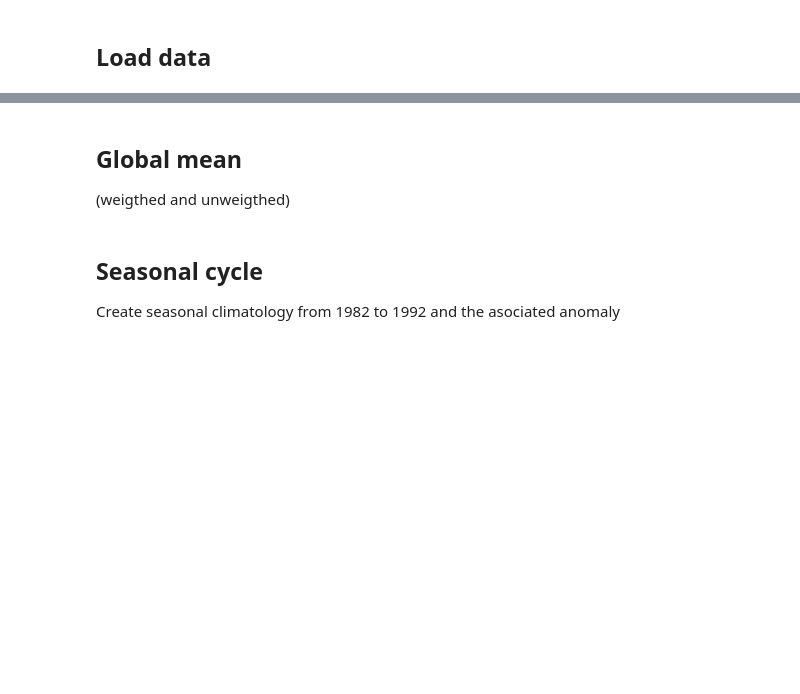
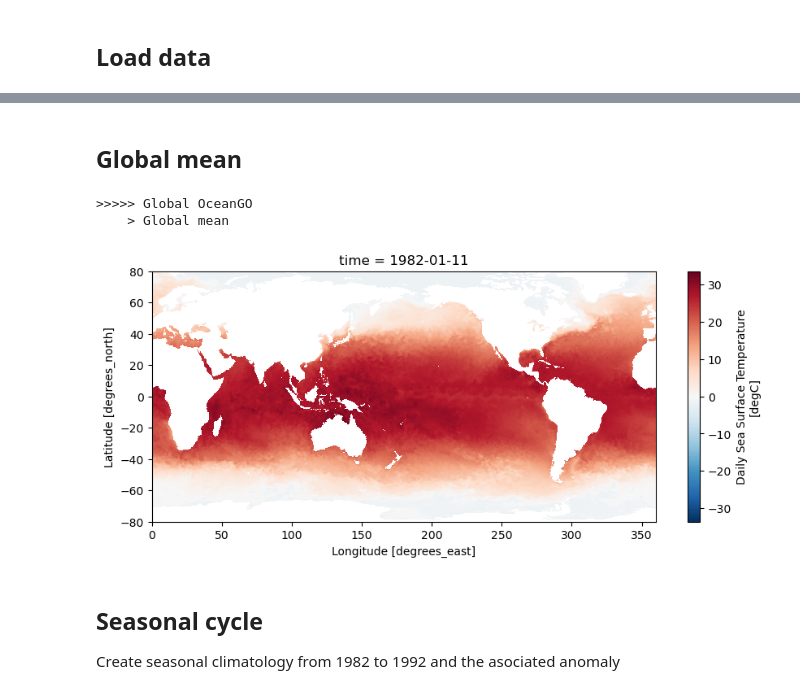
Before and after one commit to PedroVelez/SSTGlobalAnalysis, a Jupyter notebook: analysisData_daily.ipynb, the cells around one changed output, grey strips where cells are left out. Saved outputs shown, nothing was run; the diff lists cells and outputs as text; code cells hidden in the pictures; blank space fills up the shorter version.

```diff
--- a/analysisData_daily.ipynb
+++ b/analysisData_daily.ipynb
@@ -28,9 +16,12 @@ import dask
 plt.rcParams['figure.figsize'] = (10, 4)
 # %% [markdown]
 #### Settings
+# %%
+year1=1982
+year2=2023
 # %%
 #To compute de climatoloy
-year1='1982'
-year2='1992'
+yearC1='1982'
+yearC2='1992'
 # %% [markdown]
 ## Load data
@@ -49,6 +88,13 @@ sstd = sst.sst
 # %% [markdown]
 ## Global mean
-(weigthed and unweigthed)
+# %%
+sst[10,:,:].plot()
+print('>>>>> '+titulo+titulo_short)
+print('    > Global mean')
+# %% [output]
+>>>>> Global OceanGO
+    > Global mean
+[figure, added]
 # %%
 # Calculate global mean weigthtened
 # For a rectangular grid the cosine of the latitude is proportional to the grid cell area.
```
Also changed, not shown: parts of 29 cells of this notebook, 3 other files.
